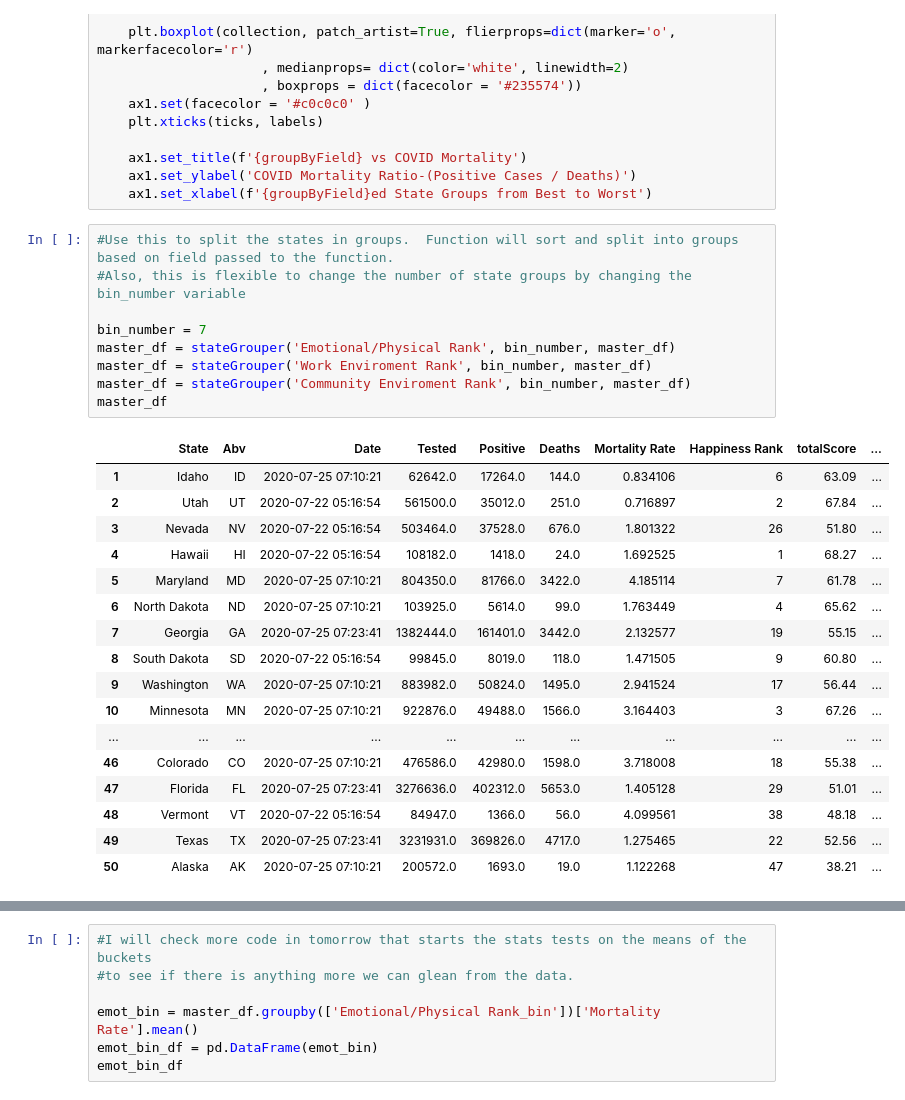
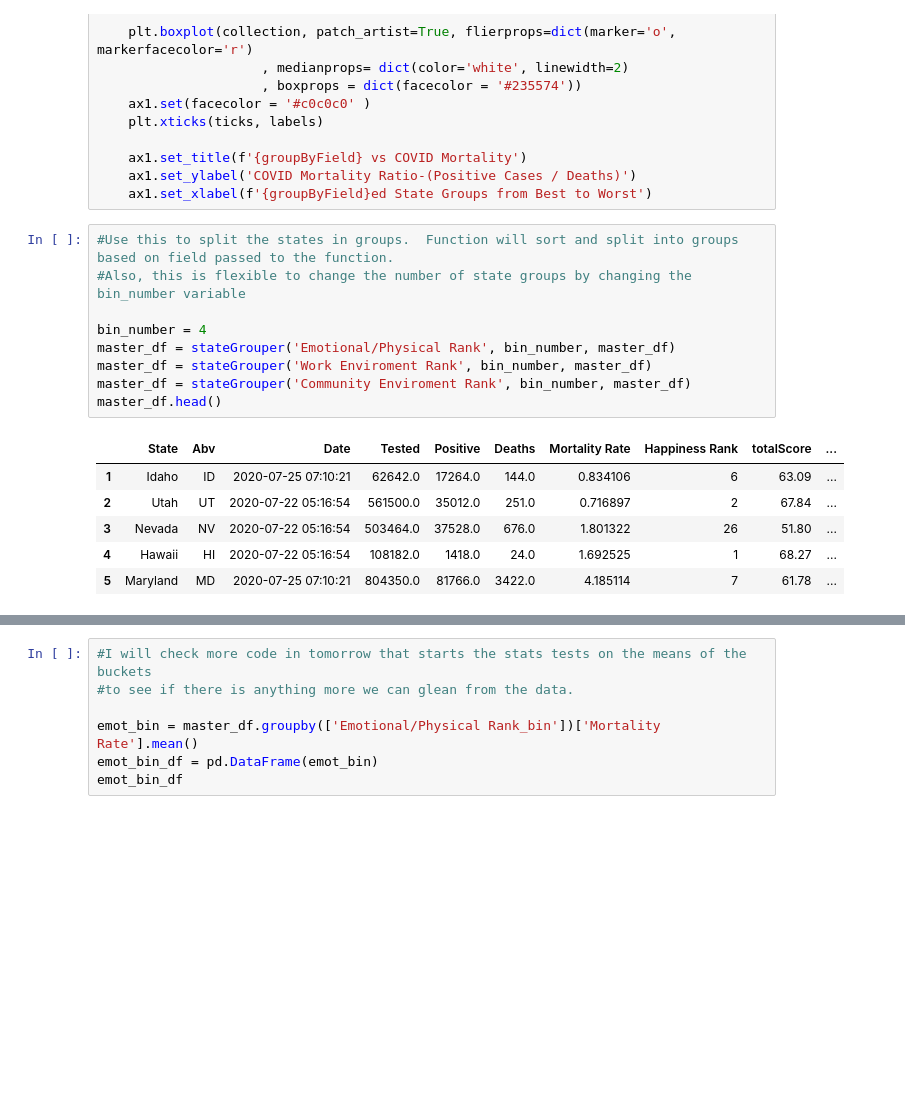
Before and after one commit to arerickson28/happiness_during_corona, a Jupyter notebook: Main_EmotPhys_Jason.ipynb, the cells around one changed output, grey strips where cells are left out. Saved outputs shown, nothing was run; the diff lists cells and outputs as text; blank space fills up the shorter version.

```diff
--- a/Main_EmotPhys_Jason.ipynb
+++ b/Main_EmotPhys_Jason.ipynb
@@ -76,30 +79,19 @@ def boxDraw(groupByField, num_of_bins, dataFrame):
 # %%
 #Use this to split the states in groups.  Function will sort and split into groups based on field passed to the function.
 #Also, this is flexible to change the number of state groups by changing the bin_number variable
 
-bin_number = 7
+bin_number = 4
 master_df = stateGrouper('Emotional/Physical Rank', bin_number, master_df)
 master_df = stateGrouper('Work Enviroment Rank', bin_number, master_df)
 master_df = stateGrouper('Community Enviroment Rank', bin_number, master_df)
-master_df
+master_df.head()
 # %% [output]
 |  | State | Abv | Date | Tested | Positive | Deaths | Mortality Rate | Happiness Rank | totalScore | ... |
 | 1 | Idaho | ID | 2020-07-25 07:10:21 | 62642.0 | 17264.0 | 144.0 | 0.834106 | 6 | 63.09 | ... |
 | 2 | Utah | UT | 2020-07-22 05:16:54 | 561500.0 | 35012.0 | 251.0 | 0.716897 | 2 | 67.84 | ... |
 | 3 | Nevada | NV | 2020-07-22 05:16:54 | 503464.0 | 37528.0 | 676.0 | 1.801322 | 26 | 51.80 | ... |
 | 4 | Hawaii | HI | 2020-07-22 05:16:54 | 108182.0 | 1418.0 | 24.0 | 1.692525 | 1 | 68.27 | ... |
 | 5 | Maryland | MD | 2020-07-25 07:10:21 | 804350.0 | 81766.0 | 3422.0 | 4.185114 | 7 | 61.78 | ... |
-| 6 | North Dakota | ND | 2020-07-25 07:10:21 | 103925.0 | 5614.0 | 99.0 | 1.763449 | 4 | 65.62 | ... |
-| 7 | Georgia | GA | 2020-07-25 07:23:41 | 1382444.0 | 161401.0 | 3442.0 | 2.132577 | 19 | 55.15 | ... |
-| 8 | South Dakota | SD | 2020-07-22 05:16:54 | 99845.0 | 8019.0 | 118.0 | 1.471505 | 9 | 60.80 | ... |
-| 9 | Washington | WA | 2020-07-25 07:10:21 | 883982.0 | 50824.0 | 1495.0 | 2.941524 | 17 | 56.44 | ... |
-| 10 | Minnesota | MN | 2020-07-25 07:10:21 | 922876.0 | 49488.0 | 1566.0 | 3.164403 | 3 | 67.26 | ... |
-| ... | ... | ... | ... | ... | ... | ... | ... | ... | ... | ... |
-| 46 | Colorado | CO | 2020-07-25 07:10:21 | 476586.0 | 42980.0 | 1598.0 | 3.718008 | 18 | 55.38 | ... |
-| 47 | Florida | FL | 2020-07-25 07:23:41 | 3276636.0 | 402312.0 | 5653.0 | 1.405128 | 29 | 51.01 | ... |
-| 48 | Vermont | VT | 2020-07-22 05:16:54 | 84947.0 | 1366.0 | 56.0 | 4.099561 | 38 | 48.18 | ... |
-| 49 | Texas | TX | 2020-07-25 07:23:41 | 3231931.0 | 369826.0 | 4717.0 | 1.275465 | 22 | 52.56 | ... |
-| 50 | Alaska | AK | 2020-07-25 07:10:21 | 200572.0 | 1693.0 | 19.0 | 1.122268 | 47 | 38.21 | ... |
 # %%
 #This will draw the boxplots for any previously binned collection of data at the field level.
 box = boxDraw('Emotional/Physical Rank', bin_number, master_df)
```
Also changed, not shown: parts of 2 cells of this notebook, 1 other file.
